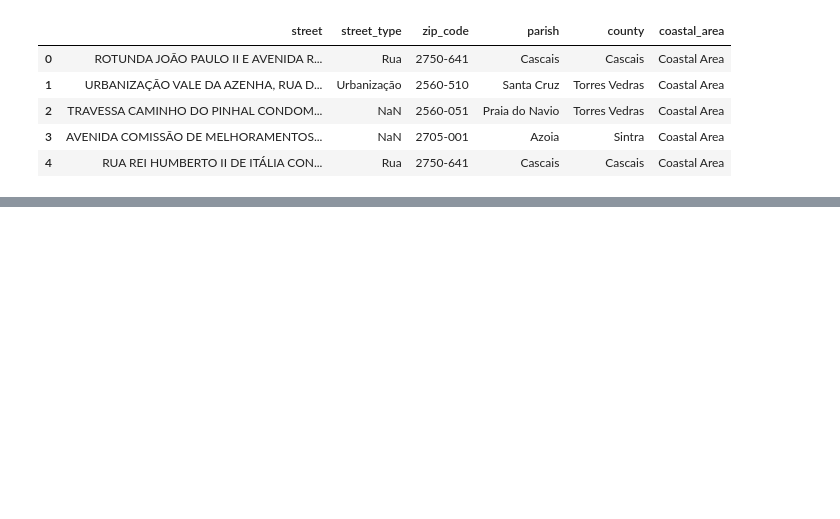
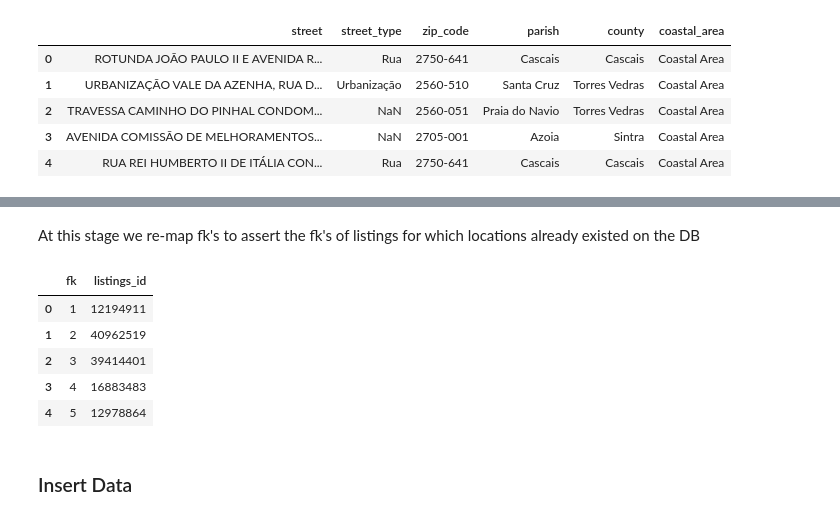
Before and after one commit to beatriz-lima/TPD-Airbnb-Data, a Jupyter notebook: Notebooks/ETL_Location.ipynb, the cells around one changed output, grey strips where cells are left out. Saved outputs shown, nothing was run; the diff lists cells and outputs as text; code cells hidden in the pictures; blank space fills up the shorter version.

```diff
--- a/Notebooks/ETL_Location.ipynb
+++ b/Notebooks/ETL_Location.ipynb
@@ -450,0 +703,6 @@ len(df_etl)
+# %%
+# Import Mapping
+
+fk_map = pd.read_csv('../processed_dt/location_fk.csv', low_memory=False)
+fk_map.sort_values(['fk'], inplace=True)
+fk_map.head()
@@ -450,0 +716,13 @@ len(df_etl)
+# %% [markdown]
+At this stage we re-map fk's to assert the fk's of listings for which locations already existed on the DB
+# %%
+# Re-map
+final_map = re_map(df, df_etl, df_sql, fk_map)
+final_map.head()
+# %% [output]
+|  | fk | listings_id |
+| 0 | 1 | 12194911 |
+| 1 | 2 | 40962519 |
+| 2 | 3 | 39414401 |
+| 3 | 4 | 16883483 |
+| 4 | 5 | 12978864 |
@@ -451,3 +732,5 @@ len(df_etl)
+# %% [markdown]
+### Insert Data
 # %%
 if len(df_etl) > 0:
     table_name = 'location'
```
Also changed, not shown: parts of 34 cells of this notebook, 2 other files.
